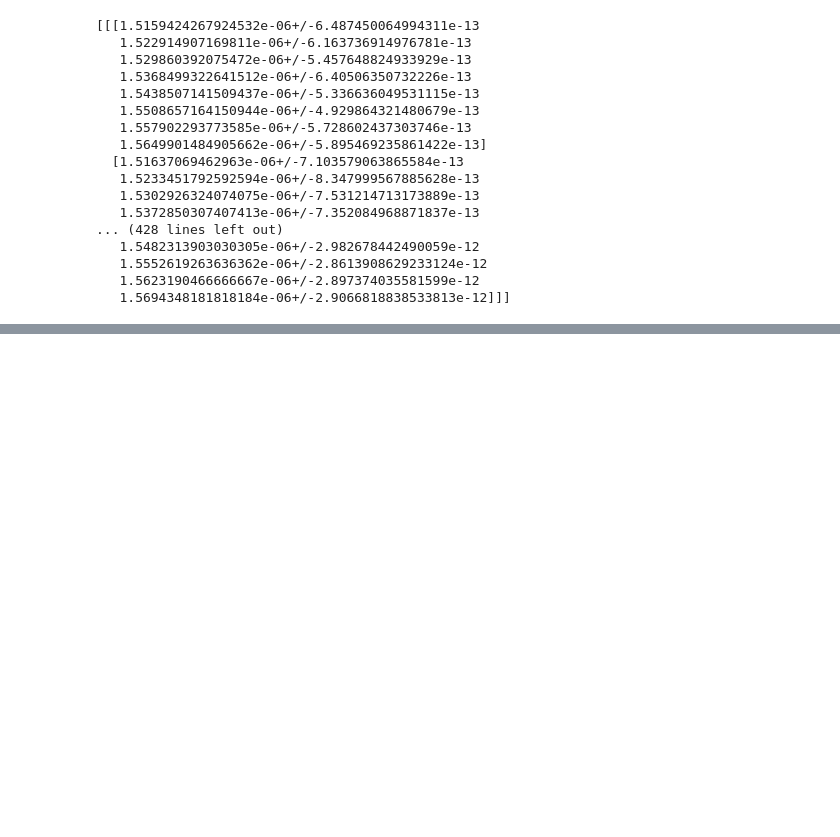
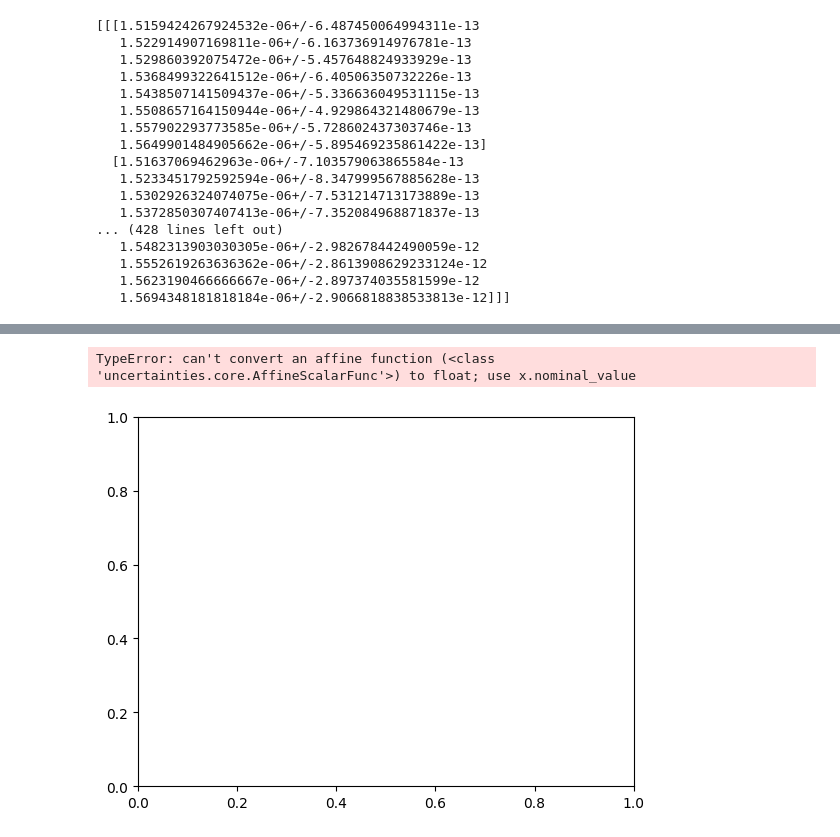
Before and after one commit to BasVDriel/bragg_gratings, a Jupyter notebook: analysis.ipynb, the cells around one changed output, grey strips where cells are left out. Drawn from its saved outputs; the diff is of its cells as text; code cells hidden in the pictures; blank space fills up the shorter version.

```diff
--- a/analysis.ipynb
+++ b/analysis.ipynb
@@ -142,0 +157,19 @@ TypeError: unsupported operand type(s) for *: 'Variable' and 'function'
+# %%
+# wavelenght against lambda
+
+meas = complete_data[0, :, 0]
+lamb_r = meas[0]
+lamb_b = meas
+rel_wl = (lamb_b-lamb_r)/lamb_r
+calcl_strain = strain(lamb_b, lamb_r, n, p_e)*-1
+
+# fetch nominal value and std
+nom_calc_strain = unumpy.nominal_values(calcl_strain)
+nom_calc_wl = unumpy.nominal_values(rel_wl)
+error_calc_wl = unumpy.std_devs(rel_wl)
+
+plt.figure()
+plt.scatter(nom_calc_strain, rel_wl)
+# %% [output]
+TypeError: can't convert an affine function (<class 'uncertainties.core.AffineScalarFunc'>) to float; use x.nominal_value
+[figure, added]
```
Also changed, not shown: parts of 3 cells of this notebook, 1 other file.
